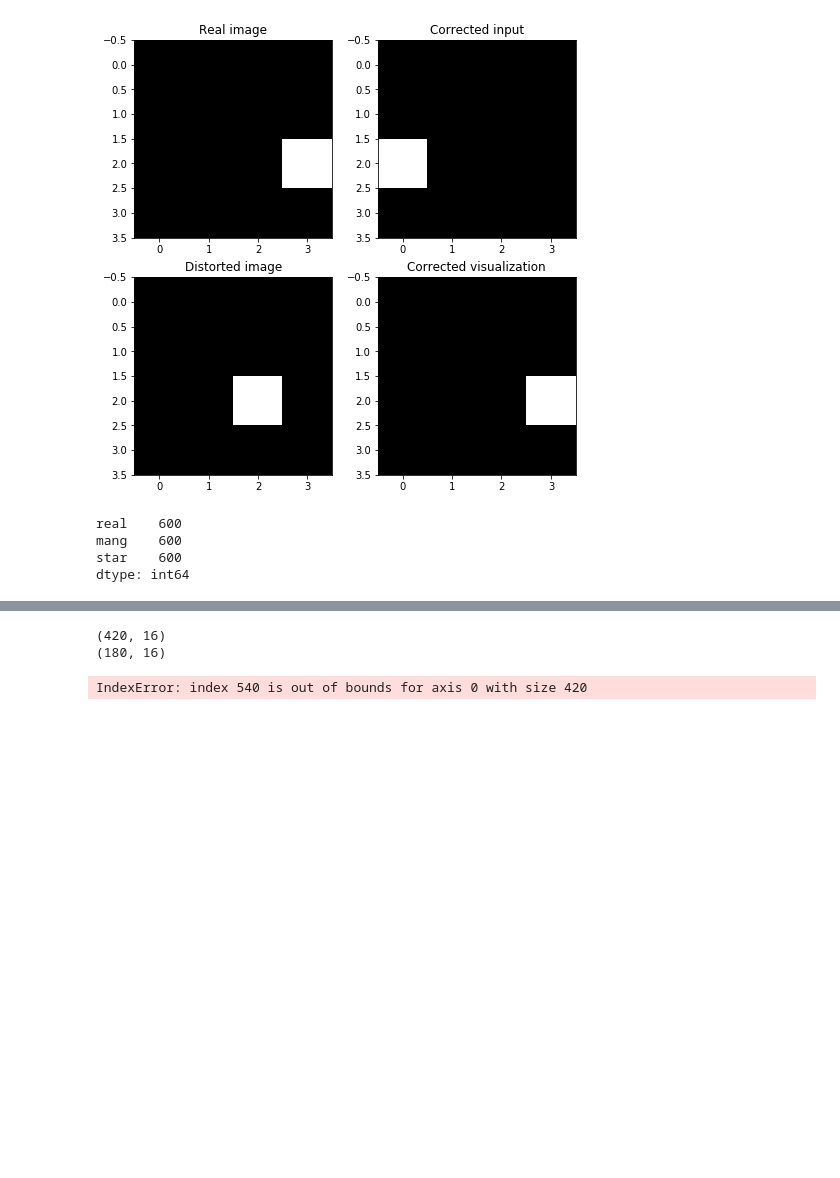
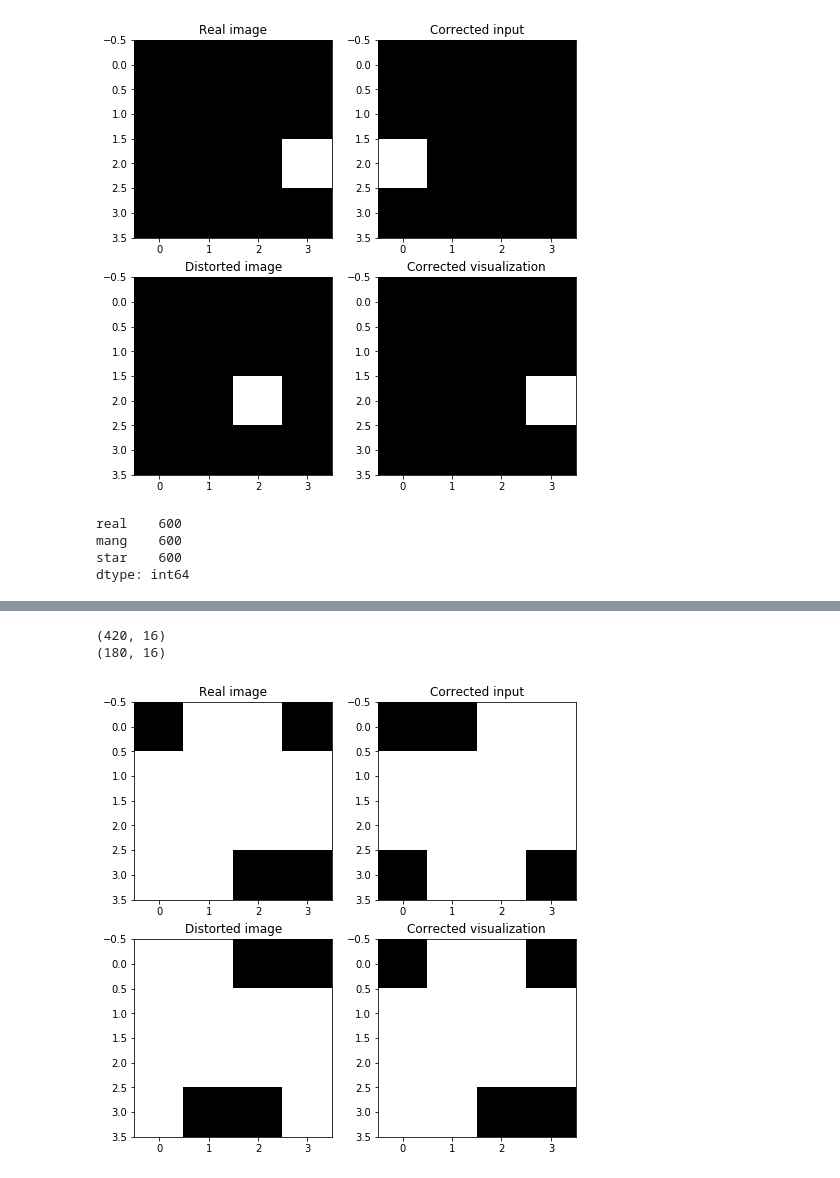
Before and after one commit to marieo31/final_project, a Jupyter notebook: data_generation.ipynb, the cells around one changed output, grey strips where cells are left out. Saved outputs shown, nothing was run; the diff lists cells and outputs as text; code cells hidden in the pictures; blank space fills up the shorter version.

```diff
--- a/data_generation.ipynb
+++ b/data_generation.ipynb
@@ -133,20 +263,21 @@ dtype: int64
 # %%
 train_idx = np.sort(random.sample(range(1, nb_sample), round(0.7*nb_sample)))
 
 X_train = Mreal_tab[train_idx]
 X_test = np.delete(Mreal_tab, train_idx, 0)
 
 y_train = Mstar_tab[train_idx]
 y_test =np.delete(Mstar_tab, train_idx, 0)
 
 
 print(X_train.shape)
 print(X_test.shape)
 
 # df2 = data.drop_duplicates()
 # df2.count()
+n = 30
 vis_matrices(X_train[n,:].reshape(nbpix,nbpix), X_train[n,:].reshape(nbpix,nbpix)@P, y_train[n,:].reshape(nbpix,nbpix), P)
 # %% [output]
 (420, 16)
 (180, 16)
-IndexError: index 540 is out of bounds for axis 0 with size 420
+[figure, added]
```
Also changed, not shown: parts of 18 cells of this notebook.
